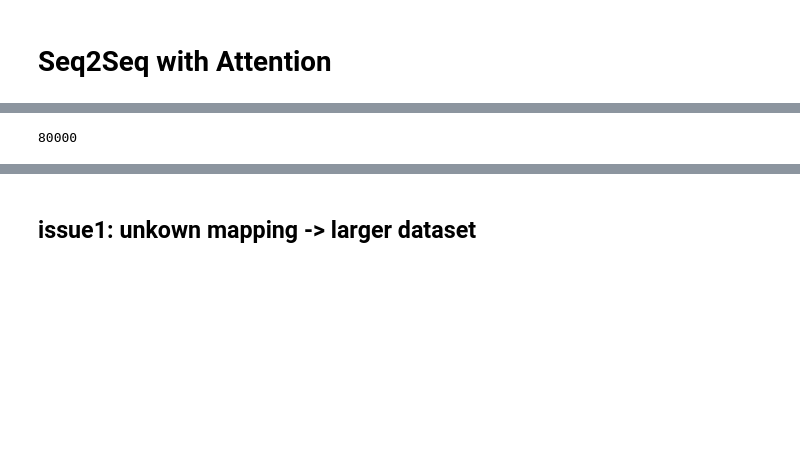
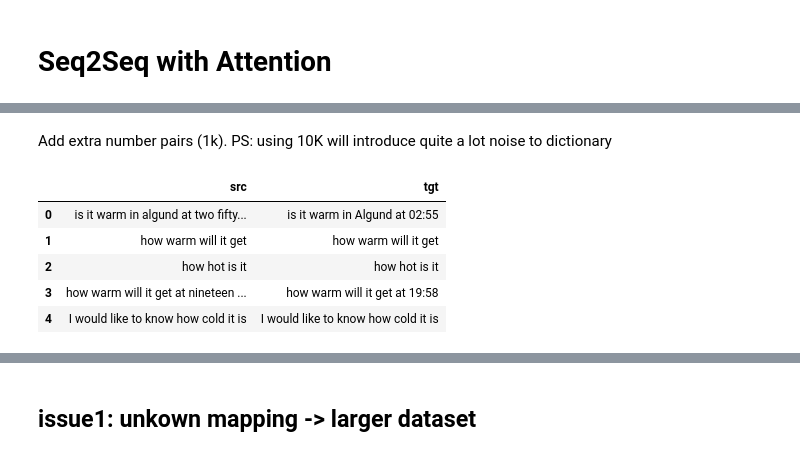
Before and after one commit to sting1000/generator, a Jupyter notebook: machine_translation.ipynb, the cells around one changed output, grey strips where cells are left out. Drawn from its saved outputs; the diff is of its cells as text; code cells hidden in the pictures; blank space fills up the shorter version.

```diff
--- a/machine_translation.ipynb
+++ b/machine_translation.ipynb
@@ -22,7 +22,19 @@ target_num = open('data/nums_target_en_10k.txt', encoding='UTF-8').read().strip(
-# %%
-source.extend(source_num)
-target.extend(target_num)
-# %%
-len(source)
-# %% [output]
-80000
+# %% [markdown]
+Add extra number pairs (1k). PS: using 10K will introduce quite a lot noise to dictionary
+# %%
+# add numbers
+source_num = open('data/nums_source_en_10k.txt', encoding='UTF-8').read().strip().split('\n')
+target_num = open('data/nums_target_en_10k.txt', encoding='UTF-8').read().strip().split('\n')
+source.extend(source_num[:1000])
+target.extend(target_num[:1000])
+# %%
+import pandas as pd
+data = pd.DataFrame(list(zip(target, source)), columns=["src", "tgt"])
+data.head()
+# %% [output]
+|  | src | tgt |
+| 0 | is it warm in algund at two fifty... | is it warm in Algund at 02:55 |
+| 1 | how warm will it get | how warm will it get |
+| 2 | how hot is it | how hot is it |
+| 3 | how warm will it get at nineteen ... | how warm will it get at 19:58 |
+| 4 | I would like to know how cold it is | I would like to know how cold it is |
```
Also changed, not shown: parts of 26 cells of this notebook, 2 other files.
